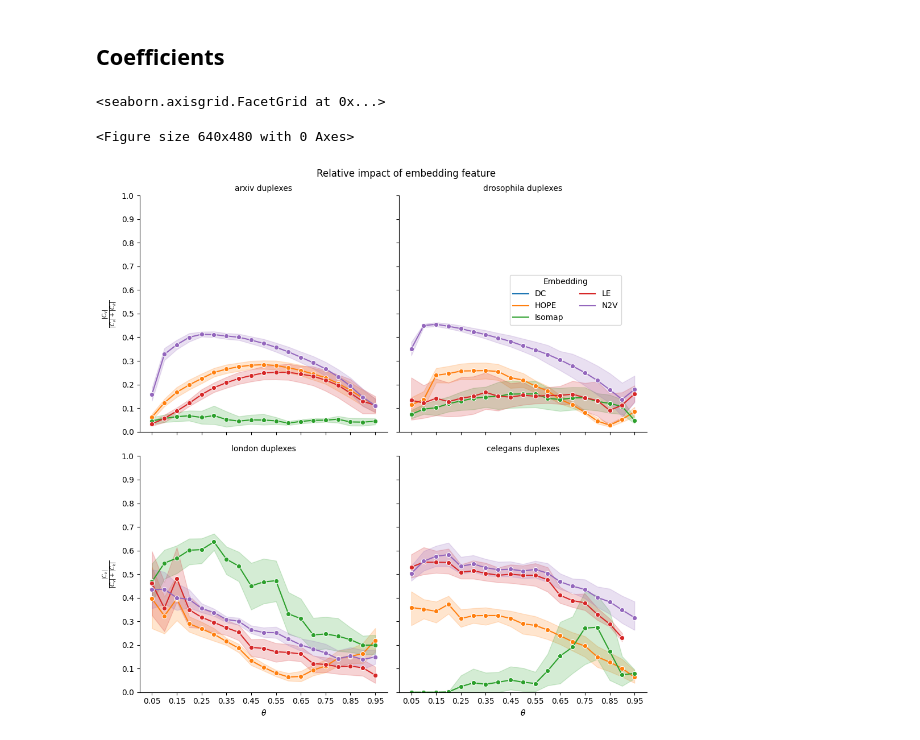
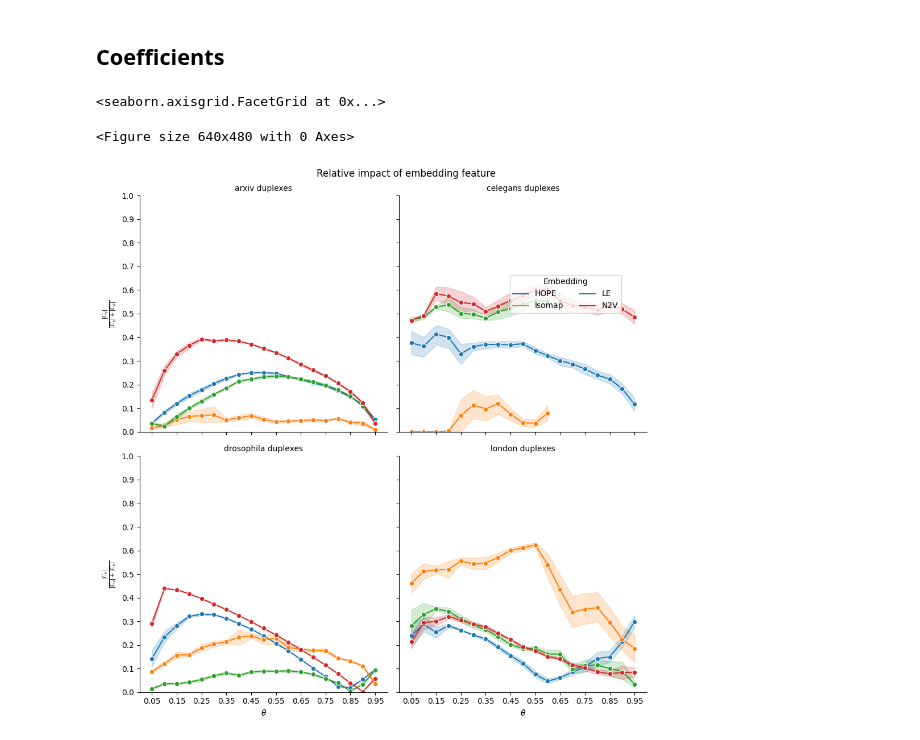
Before and after one commit to kaiser-dan/proj_naive-embedded-reconstruction, a Jupyter notebook: workflow/notebooks/viz/viz_ex-arxiv-thru-ex-london.ipynb, the cells around one changed output. Drawn from its saved outputs; the diff is of its cells as text; code cells hidden in the pictures.

Commit message:
Update plots; add coefficients simplex

```diff
--- a/workflow/notebooks/viz/viz_ex-arxiv-thru-ex-london.ipynb
+++ b/workflow/notebooks/viz/viz_ex-arxiv-thru-ex-london.ipynb
@@ -52,18 +55,19 @@ df = df.melt(
     value_name="featureval"
 )
 # %%
-df = df.replace({
+df_melt = df_melt.replace({
     "2-6": "1-2",
     "2-7": "1-3",
     "6-7": "2-3"
 })
+# %%
+df_melt = df_melt.query("layers in ['1-2', '1-3', '2-3']")
 # %% [markdown]
 # Figures
 # %% [markdown]
 ## Performance
 # %%
-df_ = df.query("perftype == 'auroc'")
-df_ = df_.query("layers in ['1-2', '1-3', '2-3']")
+df_ = df_melt.query("perftype == 'auroc'")
 THETAS = sorted(df_.query("embedding != 'DC'")["theta"].unique())
 # %%
 # Instantiate figure
@@ -200,7 +158,8 @@ g.tight_layout()
 # %% [markdown]
 ## Coefficients
 # %%
-df_ = df_.query("featuretype == 'relative_impact'")
+df_ = df_melt.query("embedding != 'DC'")
+df_ = df_.query("featuretype in ['relimp_dists', 'relimp_degs', 'relimp_int']")
 df_["featureval"] = df_["featureval"].apply(lambda x: np.abs(x))
 # %%
 # Instantiate figure
@@ -208,7 +167,7 @@ plt.figure()
 
 # Plot data
 g = sns.relplot(
-    data=df_, kind="line",
+    data=df_.query("featuretype == 'relimp_dists'"), kind="line",
     x="theta", y="featureval",
     hue="embedding",
     col="system", col_wrap=2,
@@ -219,31 +178,31 @@ g = sns.relplot(
 g.set_axis_labels(r'$\theta$', r'$\frac{|C_v|}{|C_v| + |C_k|}$')
 g.set(
     xlim=(0,1), xticks=THETAS[::2],
     ylim=(0.0, 1), yticks=np.linspace(0.0, 1.0, 11)
 )
 g.tick_params(axis="x", labelrotation=00)
 g.tick_params(axis="y", which="minor")
 
 # Adjust subplots
 g.set_titles(col_template="{col_name} duplexes")
 g.fig.subplots_adjust(top=0.9)
 
 # Adjust figure
 g.fig.suptitle("Relative impact of embedding feature")
 sns.move_legend(g,
     loc="upper right", bbox_to_anchor=(0.85, 0.8),
     title="Embedding",
     ncol=2,
     frameon=True)
 
 # Save to disk
 g.tight_layout()
 # g.savefig(
 #     os.path.join(FIGURES, "figure_coef-pfi_hue-embedding_col-ex_data-ex01-thru-ex05.png"),
 #     transparent=False,
 #     facecolor="white",
 #     dpi=600)
 # %% [output]
 <seaborn.axisgrid.FacetGrid at 0x...>
 <Figure size 640x480 with 0 Axes>
-[figure, old version]
+[figure, new version]
```
Also changed, not shown: parts of 10 cells of this notebook, 5 other files.
